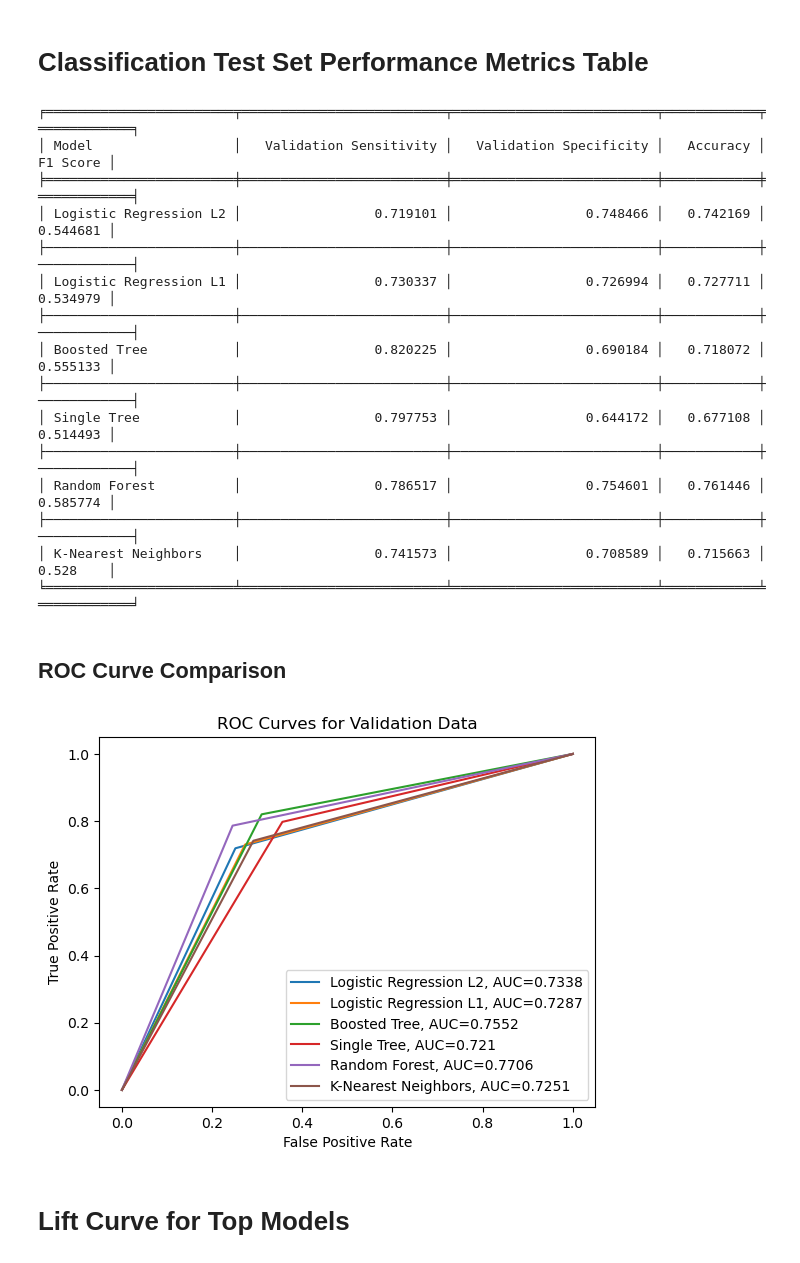
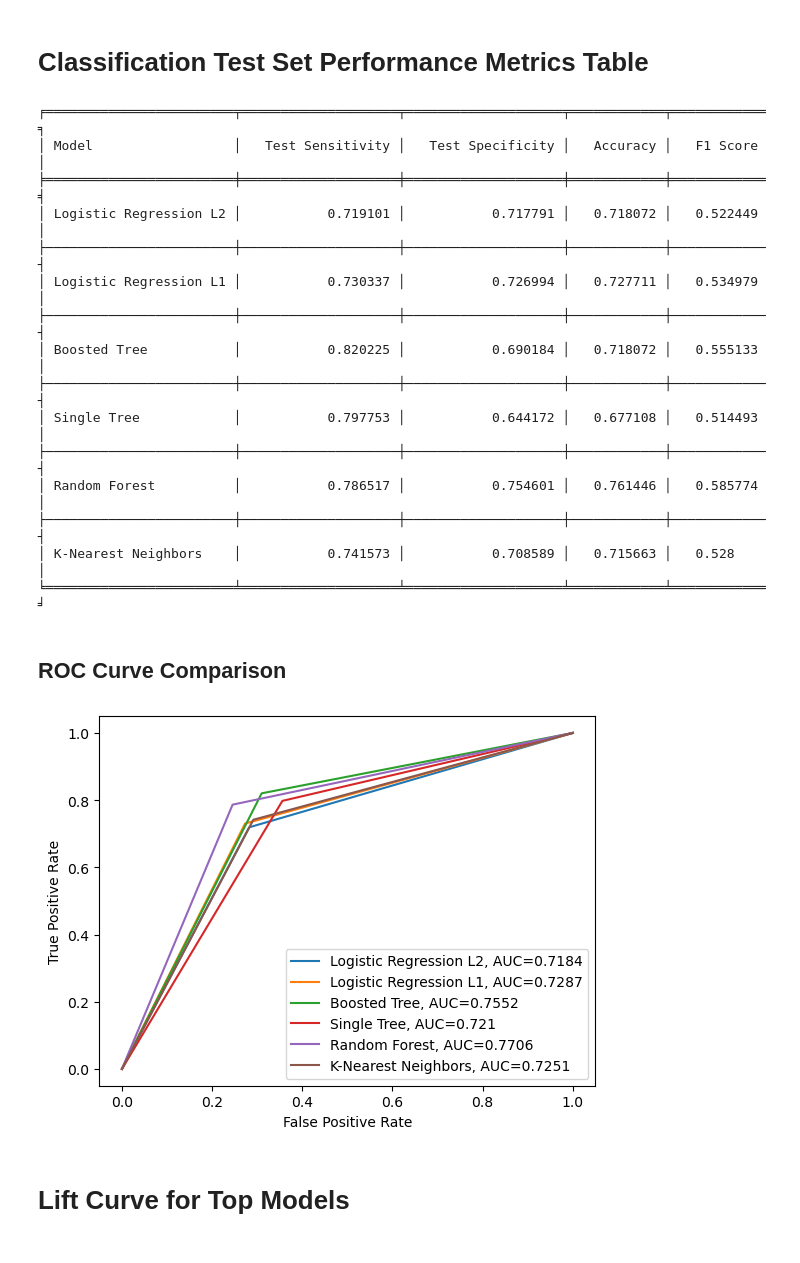
Before and after one commit to HNStaggs/Long-COVID, a Jupyter notebook: LongCOVID_Modeling.ipynb, the cells around one changed output. Cells and saved outputs as stored; diff of their text form; code cells hidden in the pictures.

```diff
--- a/LongCOVID_Modeling.ipynb
+++ b/LongCOVID_Modeling.ipynb
@@ -665,7 +696,7 @@ X_test_log = X_test_combo.drop(['cpt_profile_0.0', 'gender_Man', 'race_White', '
 ## Logistic Regression with L2 Penalty
 # %%
 # Create Logistic Regression model with L2 regularization
-log_l2_bal = LogisticRegressionCV(solver = 'lbfgs', cv = 5, random_state = 1)
+log_l2_bal = LogisticRegressionCV(solver = 'lbfgs', cv = 10, random_state = 1)
 # Fit the model to the training data
 log_l2_bal.fit(X_train_log, y_train_under.values.ravel())
 # %% [output]
@@ -892,7 +932,7 @@ param_grid = {
     'n_estimators' : [20,21,22,23,24],
 }
 # Create a GridSearchCV object using GradientBoostingClassifier and the defined parameter grid
-tree_search = GridSearchCV(GradientBoostingClassifier(random_state=1), param_grid, cv=5, n_jobs=-1)
+tree_search = GridSearchCV(GradientBoostingClassifier(random_state=1), param_grid, cv=10, n_jobs=-1)
 # Fit the GridSearchCV to the balanced training data to find the best hyperparameters
 tree_search.fit(X_train_under, y_train_under.values.ravel())
 # Get the best hyperparameters found by the GridSearch
@@ -909,7 +949,7 @@ param_grid = {
 
 }
 # Create a GridSearchCV object using GradientBoostingClassifier and the defined parameter grid
-tree1_search = GridSearchCV(DecisionTreeClassifier(random_state=1), param_grid, cv=5, n_jobs=-1)
+tree1_search = GridSearchCV(DecisionTreeClassifier(random_state=1), param_grid, cv=10, n_jobs=-1)
 # Fit the GridSearchCV to the balanced training data to find the best hyperparameters
 tree1_search.fit(X_train_under, y_train_under.values.ravel())
 # Get the best hyperparameters found by the GridSearch
@@ -1157,17 +1194,17 @@ rf_sens_bal, rf_spec_bal, rf_acc_bal, rf_f1
 # Create a table to display performance metrics for different models on the validation dataset
 
 val_performance = [
-{'Model': 'Logistic Regression L2', 'Validation Sensitivity': logl2_sens_bal, 'Validation Specificity':logl2_spec_bal,
+{'Model': 'Logistic Regression L2', 'Test Sensitivity': logl2_sens_bal, 'Test Specificity':logl2_spec_bal,
  'Accuracy': logl2_acc_bal, 'F1 Score': logl2_f1},
-    {'Model': 'Logistic Regression L1', 'Validation Sensitivity': logl1_sens_bal, 'Validation Specificity':logl1_spec_bal,
+    {'Model': 'Logistic Regression L1', 'Test Sensitivity': logl1_sens_bal, 'Test Specificity':logl1_spec_bal,
  'Accuracy': logl1_acc_bal, 'F1 Score': logl1_f1},
-    {'Model': 'Boosted Tree', 'Validation Sensitivity': tree_sens_bal, 'Validation Specificity':tree_spec_bal,
+    {'Model': 'Boosted Tree', 'Test Sensitivity': tree_sens_bal, 'Test Specificity':tree_spec_bal,
  'Accuracy': tree_acc_bal, 'F1 Score': tree_f1},
-    {'Model': 'Single Tree', 'Validation Sensitivity': tree1_sens_bal, 'Validation Specificity':tree1_spec_bal,
+    {'Model': 'Single Tree', 'Test Sensitivity': tree1_sens_bal, 'Test Specificity':tree1_spec_bal,
  'Accuracy': tree1_acc_bal, 'F1 Score': tree1_f1},
-    {'Model': 'Random Forest', 'Validation Sensitivity': rf_sens_bal, 'Validation Specificity':rf_spec_bal,
+    {'Model': 'Random Forest', 'Test Sensitivity': rf_sens_bal, 'Test Specificity':rf_spec_bal,
  'Accuracy': rf_acc_bal, 'F1 Score': rf_f1},
-    {'Model': 'K-Nearest Neighbors', 'Validation Sensitivity': knn_sens_bal, 'Validation Specificity':knn_spec_bal,
+    {'Model': 'K-Nearest Neighbors', 'Test Sensitivity': knn_sens_bal, 'Test Specificity':knn_spec_bal,
  'Accuracy': knn_acc_bal, 'F1 Score': knn_f1},
 
 ]
@@ -1176,21 +1213,21 @@ table = tabulate(val_performance, headers='keys', tablefmt='fancy_grid')
 # Display the comparison table
 print(table)
 # %% [output]
-╒════════════════════════╤══════════════════════════╤══════════════════════════╤════════════╤════════════╕
-│ Model                  │   Validation Sensitivity │   Validation Specificity │   Accuracy │   F1 Score │
-╞════════════════════════╪══════════════════════════╪══════════════════════════╪════════════╪════════════╡
-│ Logistic Regression L2 │                 0.719101 │                 0.748466 │   0.742169 │   0.544681 │
-├────────────────────────┼──────────────────────────┼──────────────────────────┼────────────┼────────────┤
-│ Logistic Regression L1 │                 0.730337 │                 0.726994 │   0.727711 │   0.534979 │
-├────────────────────────┼──────────────────────────┼──────────────────────────┼────────────┼────────────┤
-│ Boosted Tree           │                 0.820225 │                 0.690184 │   0.718072 │   0.555133 │
-├────────────────────────┼──────────────────────────┼──────────────────────────┼────────────┼────────────┤
-│ Single Tree            │                 0.797753 │                 0.644172 │   0.677108 │   0.514493 │
-├────────────────────────┼──────────────────────────┼──────────────────────────┼────────────┼────────────┤
-│ Random Forest          │                 0.786517 │                 0.754601 │   0.761446 │   0.585774 │
-├────────────────────────┼──────────────────────────┼──────────────────────────┼────────────┼────────────┤
-│ K-Nearest Neighbors    │                 0.741573 │                 0.708589 │   0.715663 │   0.528    │
-╘════════════════════════╧══════════════════════════╧══════════════════════════╧════════════╧════════════╛
+╒════════════════════════╤════════════════════╤════════════════════╤════════════╤════════════╕
+│ Model                  │   Test Sensitivity │   Test Specificity │   Accuracy │   F1 Score │
+╞════════════════════════╪════════════════════╪════════════════════╪════════════╪════════════╡
+│ Logistic Regression L2 │           0.719101 │           0.717791 │   0.718072 │   0.522449 │
+├────────────────────────┼────────────────────┼────────────────────┼────────────┼────────────┤
+│ Logistic Regression L1 │           0.730337 │           0.726994 │   0.727711 │   0.534979 │
+├────────────────────────┼────────────────────┼────────────────────┼────────────┼────────────┤
+│ Boosted Tree           │           0.820225 │           0.690184 │   0.718072 │   0.555133 │
+├────────────────────────┼────────────────────┼────────────────────┼────────────┼────────────┤
+│ Single Tree            │           0.797753 │           0.644172 │   0.677108 │   0.514493 │
+├────────────────────────┼────────────────────┼────────────────────┼────────────┼────────────┤
+│ Random Forest          │           0.786517 │           0.754601 │   0.761446 │   0.585774 │
+├────────────────────────┼────────────────────┼────────────────────┼────────────┼────────────┤
+│ K-Nearest Neighbors    │           0.741573 │           0.708589 │   0.715663 │   0.528    │
+╘════════════════════════╧════════════════════╧════════════════════╧════════════╧════════════╛
 # %% [markdown]
 ## ROC Curve Comparison
 # %%
@@ -1203,35 +1240,35 @@ plt.plot(fpr,tpr,label="Logistic Regression L2, AUC="+str(auc_log2))
 fpr, tpr, thresholds = roc_curve(y_test_imp, log_l1_bal.predict(X_test_log))
 auc_log1 = round(roc_auc_score(y_test_imp, log_l1_bal.predict(X_test_log)), 4)
 plt.plot(fpr,tpr,label="Logistic Regression L1, AUC="+str(auc_log1))
 
 #ROC for Boosted Tree
 fpr, tpr, thresholds = roc_curve(y_test_imp, tree_search.predict(X_test_combo))
 auc_tree = round(roc_auc_score(y_test_imp, tree_search.predict(X_test_combo)), 4)
 plt.plot(fpr,tpr,label="Boosted Tree, AUC="+str(auc_tree))
 
 #ROC for Single Tree
 fpr, tpr, thresholds = roc_curve(y_test_imp, tree1.predict(X_test_combo))
 auc_tree1 = round(roc_auc_score(y_test_imp, tree1.predict(X_test_combo)), 4)
 plt.plot(fpr,tpr,label="Single Tree, AUC="+str(auc_tree1))
 
 #ROC for Random Forest
 fpr, tpr, thresholds = roc_curve(y_test_imp, random_forest.predict(X_test_combo))
 auc_rf = round(roc_auc_score(y_test_imp, random_forest.predict(X_test_combo)), 4)
 plt.plot(fpr,tpr,label="Random Forest, AUC="+str(auc_rf))
 
 #ROC for KNN
 fpr, tpr, thresholds = roc_curve(y_test_imp, knn.predict(X_test_combo))
 auc_knn = round(roc_auc_score(y_test_imp, knn.predict(X_test_combo)), 4)
 plt.plot(fpr,tpr,label="K-Nearest Neighbors, AUC="+str(auc_knn))
 
 
 plt.xlabel('False Positive Rate')
 plt.ylabel('True Positive Rate')
-plt.title('ROC Curves for Validation Data')
+#plt.title('Model ROC Curves for Test Data')
 plt.legend()
 plt.savefig('ROCs.png')
 # %% [output]
-[figure, old version]
+[figure, new version]
 # %% [markdown]
 # Lift Curve for Top Models
 # %%
```
Also changed, not shown: parts of 149 cells of this notebook, 1 other file.
